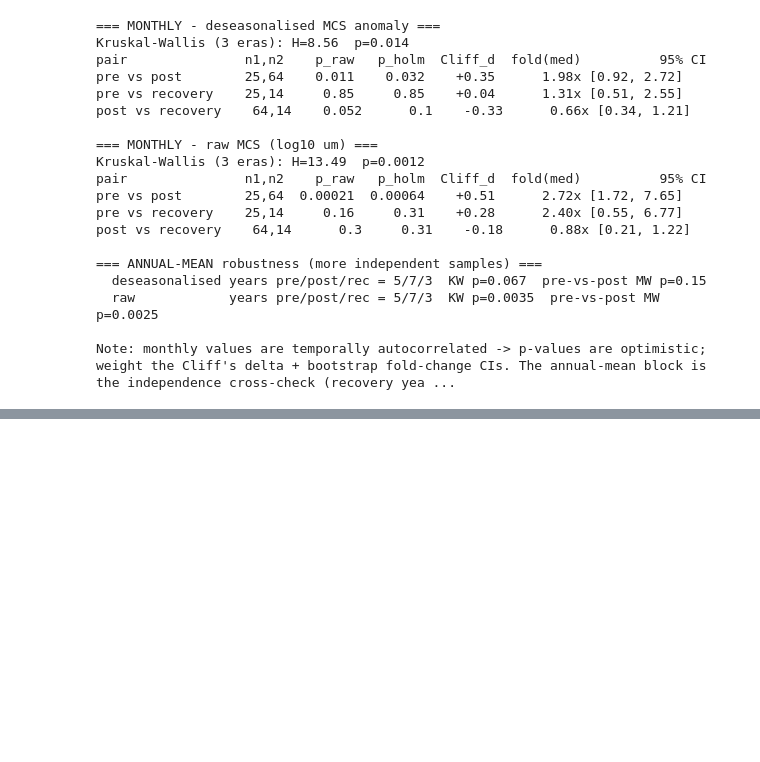
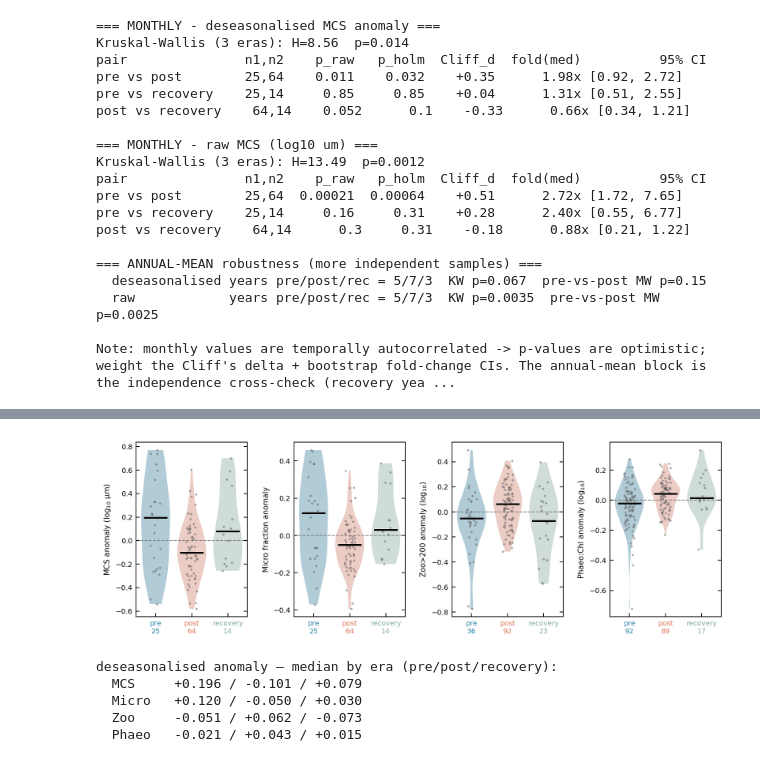
Before and after one commit to ben1post/SSMCariaco, a Jupyter notebook: plots/FIGURE_3.ipynb, the cells around one changed output, grey strips where cells are left out. Saved outputs shown, nothing was run; the diff lists cells and outputs as text; code cells hidden in the pictures; blank space fills up the shorter version.

```diff
--- a/plots/FIGURE_3.ipynb
+++ b/plots/FIGURE_3.ipynb
@@ -1087,0 +1395,51 @@ Note: monthly values are temporally autocorrelated -> p-values are optimistic; w
+# %%
+%config InlineBackend.figure_format = 'retina'
+# Fig 3 — DESEASONALISED anomalies as violins, full dataset (no regime split). 4 metrics.
+import numpy as np, pandas as pd, matplotlib.pyplot as plt
+import seaborn as sns, matplotlib.patheffects as pe
+from cariaco_obs import DEFAULT_CSV_PATH
+
+ERA_ORDER = ['pre','post','recovery']
+ERA_COL = {'pre':'#2E86AB','post':'#E07A5F','recovery':'#81B29A'}
+HALO = [pe.withStroke(linewidth=2.0, foreground='white')]
+
+df = pd.read_csv(DEFAULT_CSV_PATH, parse_dates=['date'])
+df['era'] = np.where(df.date.dt.year<2005,'pre',np.where(df.date.dt.year<2014,'post','recovery'))
+df['mo'] = df.date.dt.month
+df['micro_frac'] = df['micro_mmolN']/df[['pico_mmolN','nano_mmolN','micro_mmolN']].sum(axis=1)
+METRICS = [('size_centroid','MCS','MCS anomaly (log$_{10}$ µm)',lambda v:v),
+           ('micro_frac','Micro','Micro fraction anomaly',lambda v:v),
+           ('zoo_gt200_mmolN','Zoo','Zoo>200 anomaly (log$_{10}$)',lambda v:np.log10(v)),
+           ('PhaeoChl_ratio','Phaeo','Phaeo:Chl anomaly (log$_{10}$)',lambda v:np.log10(v))]
+
+fig, axes = plt.subplots(1,4, figsize=(8.8,3.3))
+fig.subplots_adjust(left=0.06, right=0.99, top=0.90, bottom=0.16, wspace=0.42)
+summ = {}
+for ax,(col,short,lab,tf) in zip(axes, METRICS):
+    s = df.dropna(subset=[col]).copy()
+    s['t'] = tf(s[col].astype(float)); s['anom'] = s['t'] - s.groupby('mo')['t'].transform('mean')
+    sns.violinplot(data=s, x='era', y='anom', order=ERA_ORDER, hue='era', palette=ERA_COL,
+                   legend=False, inner=None, cut=0, linewidth=0.7, ax=ax)
+    for v in ax.collections: v.set_alpha(0.40); v.set_edgecolor('none')
+    sns.stripplot(data=s, x='era', y='anom', order=ERA_ORDER, color='0.35', size=2.2,
+                  alpha=0.5, jitter=0.15, ax=ax)
+    for i,e in enumerate(ERA_ORDER):
+        m = s[s.era==e]['anom'].median()
+        ax.plot([i-0.3,i+0.3],[m,m],color='black',lw=1.8,zorder=6,path_effects=HALO)
+        summ.setdefault(short,{})[e] = m
+    ax.axhline(0, color='0.5', ls='--', lw=0.8, zorder=1)
+    ax.set_xlabel(''); ax.set_ylabel(lab, fontsize=7.5)
+    ax.tick_params(top=False, right=True, direction='in', labelsize=7)
+    ax.set_xticks(range(3))
+    ax.set_xticklabels([f'{e}\n{len(s[s.era==e])}' for e in ERA_ORDER], fontsize=7)
+    for t,e in zip(ax.get_xticklabels(), ERA_ORDER): t.set_color(ERA_COL[e])
+plt.show()
+print("deseasonalised anomaly — median by era (pre/post/recovery):")
+for k,v in summ.items(): print(f"  {k:7s} {v['pre']:+.3f} / {v['post']:+.3f} / {v['recovery']:+.3f}")
+# %% [output]
+[figure, added]
+deseasonalised anomaly — median by era (pre/post/recovery):
+  MCS     +0.196 / -0.101 / +0.079
+  Micro   +0.120 / -0.050 / +0.030
+  Zoo     -0.051 / +0.062 / -0.073
+  Phaeo   -0.021 / +0.043 / +0.015
```
Also changed, not shown: parts of 16 cells of this notebook, 6 other files.
